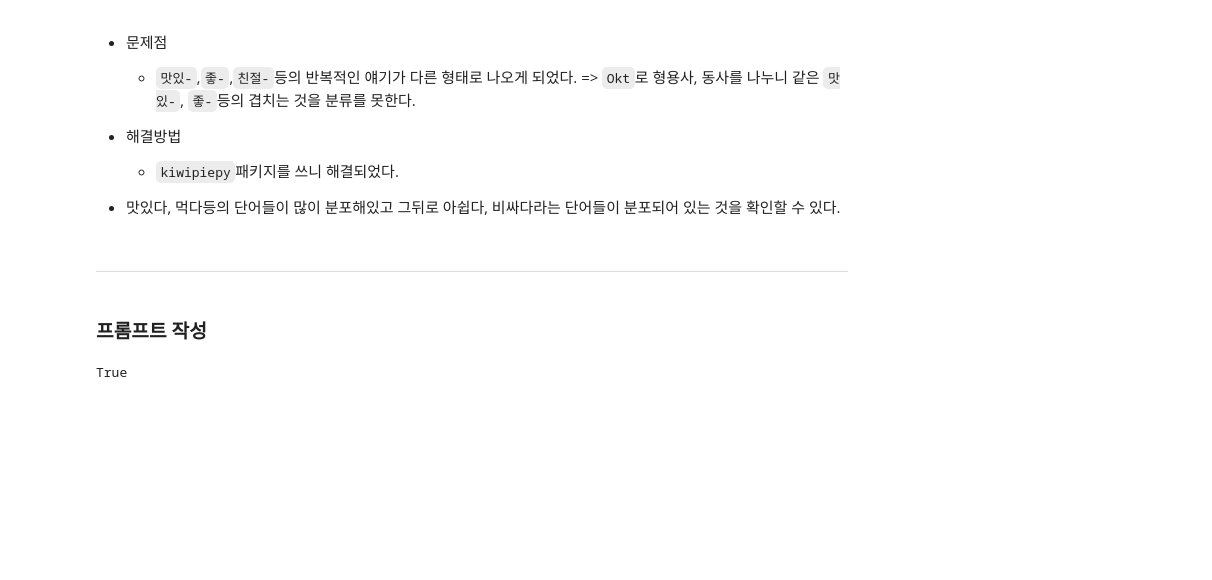
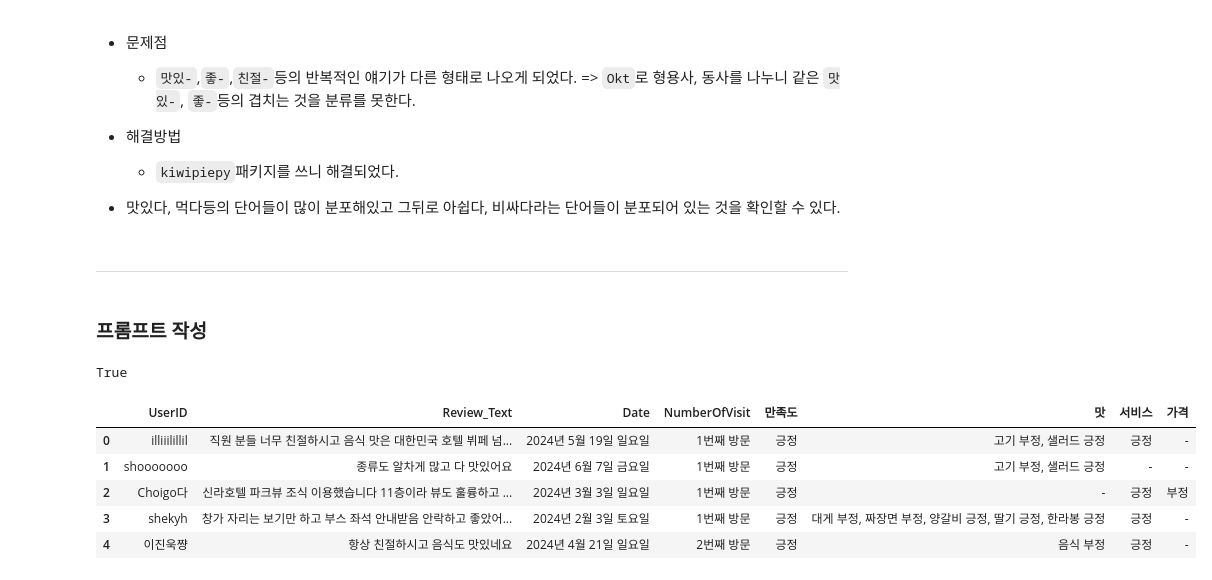
Before and after one commit to baedori99/Restaurant_Review, a Jupyter notebook: Data_Analyze/data_analyzer.ipynb, the cells around one changed output. Drawn from its saved outputs; the diff is of its cells as text; code cells hidden in the pictures; blank space fills up the shorter version.

```diff
--- a/Data_Analyze/data_analyzer.ipynb
+++ b/Data_Analyze/data_analyzer.ipynb
@@ -157,7 +157,56 @@ from dotenv import load_dotenv
 load_dotenv()
 # %% [output]
 True
+# %%
+temp_review = pd.read_csv("C:/Users/pps/Desktop/Restaurant_Review/Data_Preprocessing/S_hotel_buffet_review_IQR.csv")
+temp_test_review = temp_review.copy()
 # %%
 from langchain_openai import ChatOpenAI
 
 llm = ChatOpenAI()
+# %%
+from langchain_core.prompts import PromptTemplate
+
+template = """\
+# INSTRUCTION
+- 당신은 긍/부정 분류기입니다.
+- 각 대상 '만족도', '맛', '서비스', '가격'에 대한 평가가 긍정적인지 부정적인지를 분류하세요.
+- 대상에 대한 평가가 없는 경우 '-'을 표시하세요.
+- 긍정적인 평가와 부정적인 평가가 함께 있는 경우,
+  모든 '맛'평가의 대상음식과 긍정/부정적인 평가를 다 출력하세요
+- 예시를 보고 결과를 다음과 같은 딕셔너리 형식으로 출력하세요:
+
+    "만족도": "긍정/부정/-",
+    "맛": '음식1 긍정/부정/-, 음식2 긍정/부정/-, ...'
+    "서비스": "긍정/부정/-"
+    "가격": "긍정/부정/-"
+
+# SENTENCE: {sentence}
+"""
+
+prompt = PromptTemplate.from_template(template)
+chain = prompt | llm
+# %%
+temp_test = {"만족도": [], "맛":[], "서비스":[], "가격":[]}
+# temp_test_review = temp_test_review.drop('Unnamed: 0', axis = 1)
+for sentence in temp_test_review["Review_Text"]:
+    emo_eval = chain.invoke({"sentence":sentence})
+    test_result = json.loads(emo_eval.content)
+    temp_test["만족도"].append(test_result["만족도"])
+    temp_test["맛"].append(test_result["맛"])
+    temp_test["서비스"].append(test_result["서비스"])
+    temp_test["가격"].append(test_result["가격"])
+# %%
+temp_test_review["만족도"] = temp_test["만족도"]
+temp_test_review["맛"] = temp_test["맛"]
+temp_test_review["서비스"] = temp_test["서비스"]
+temp_test_review["가격"] = temp_test["가격"]
+# %%
+temp_test_review.head()
+# %% [output]
+|  | UserID | Review_Text | Date | NumberOfVisit | 만족도 | 맛 | 서비스 | 가격 |
+| 0 | illiiilillil | 직원 분들 너무 친절하시고 음식 맛은 대한민국 호텔 뷔페 넘... | 2024년 5월 19일 일요일 | 1번째 방문 | 긍정 | 고기 부정, 샐러드 긍정 | 긍정 | - |
+| 1 | shooooooo | 종류도 알차게 많고 다 맛있어요 | 2024년 6월 7일 금요일 | 1번째 방문 | 긍정 | 고기 부정, 샐러드 긍정 | - | - |
+| 2 | Choigo다 | 신라호텔 파크뷰 조식 이용했습니다 11층이라 뷰도 훌륭하고 ... | 2024년 3월 3일 일요일 | 1번째 방문 | 긍정 | - | 긍정 | 부정 |
+| 3 | shekyh | 창가 자리는 보기만 하고 부스 좌석 안내받음 안락하고 좋았어... | 2024년 2월 3일 토요일 | 1번째 방문 | 긍정 | 대게 부정, 짜장면 부정, 양갈비 긍정, 딸기 긍정, 한라봉 긍정 | 긍정 | - |
+| 4 | 이진욱쨩 | 항상 친절하시고 음식도 맛있네요 | 2024년 4월 21일 일요일 | 2번째 방문 | 긍정 | 음식 부정 | 긍정 | - |
```
Also changed, not shown: 3 other files.
